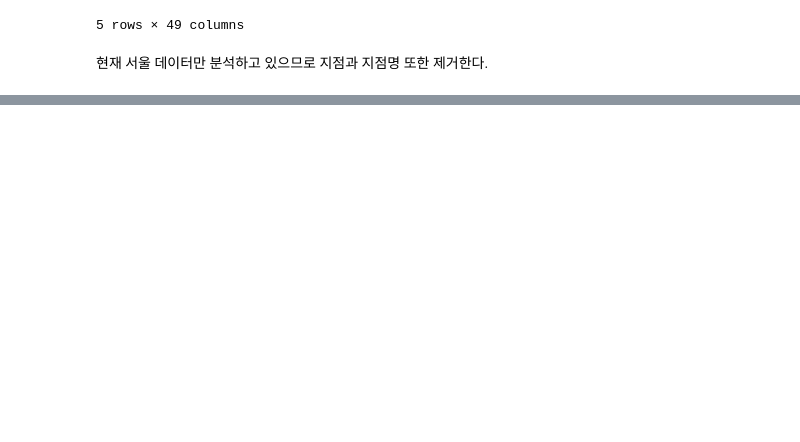
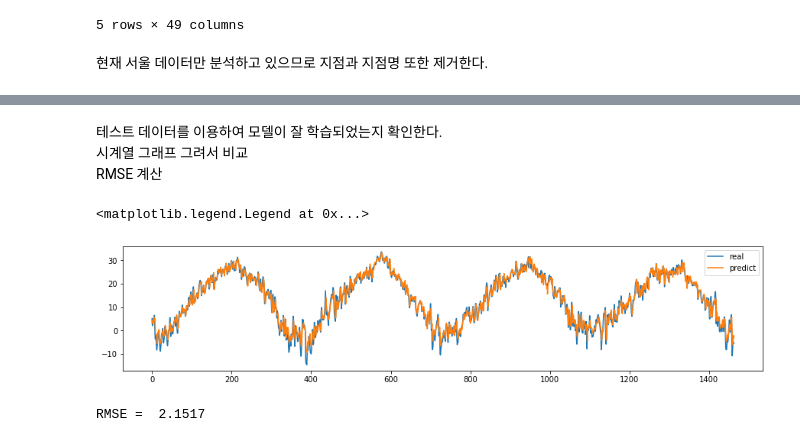
Before and after one commit to ParkSunA/Temperature-Prediction, a Jupyter notebook: 기온, 강수량 예측 데이터 분석.ipynb, the cells around one changed output, grey strips where cells are left out. Cells and saved outputs as stored; diff of their text form; code cells hidden in the pictures; blank space fills up the shorter version.

```diff
--- a/기온, 강수량 예측 데이터 분석.ipynb
+++ b/기온, 강수량 예측 데이터 분석.ipynb
@@ -153,0 +313,17 @@ data.corr()
+# %% [markdown]
+테스트 데이터를 이용하여 모델이 잘 학습되었는지 확인한다.
+시계열 그래프 그려서 비교
+RMSE 계산
+# %%
+pred = model.predict(testX)
+plt.figure(figsize = (15,3))
+plt.plot(testY.reset_index()['Y'])
+plt.plot(pred)
+plt.legend(['real','predict'])
+# %% [output]
+<matplotlib.legend.Legend at 0x...>
+[figure, added]
+# %%
+print('RMSE = ',round((((testY.values-[i[0] for i in pred])**2).sum()/len(pred))**0.5,4))
+# %% [output]
+RMSE =  2.1517
```
Also changed, not shown: parts of 19 cells of this notebook.
